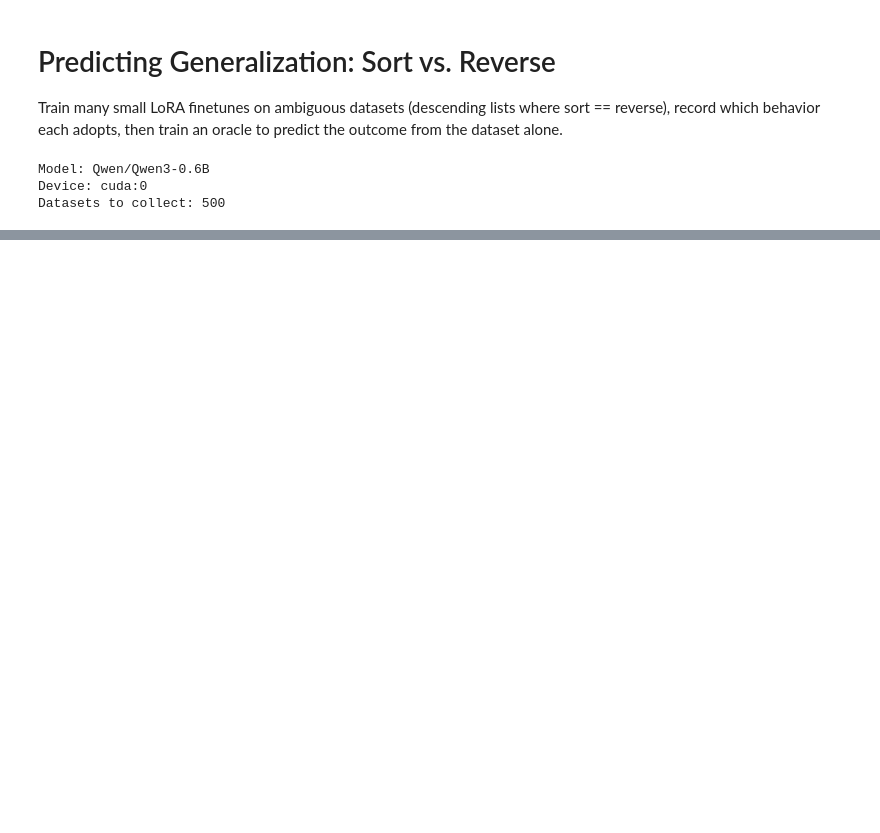
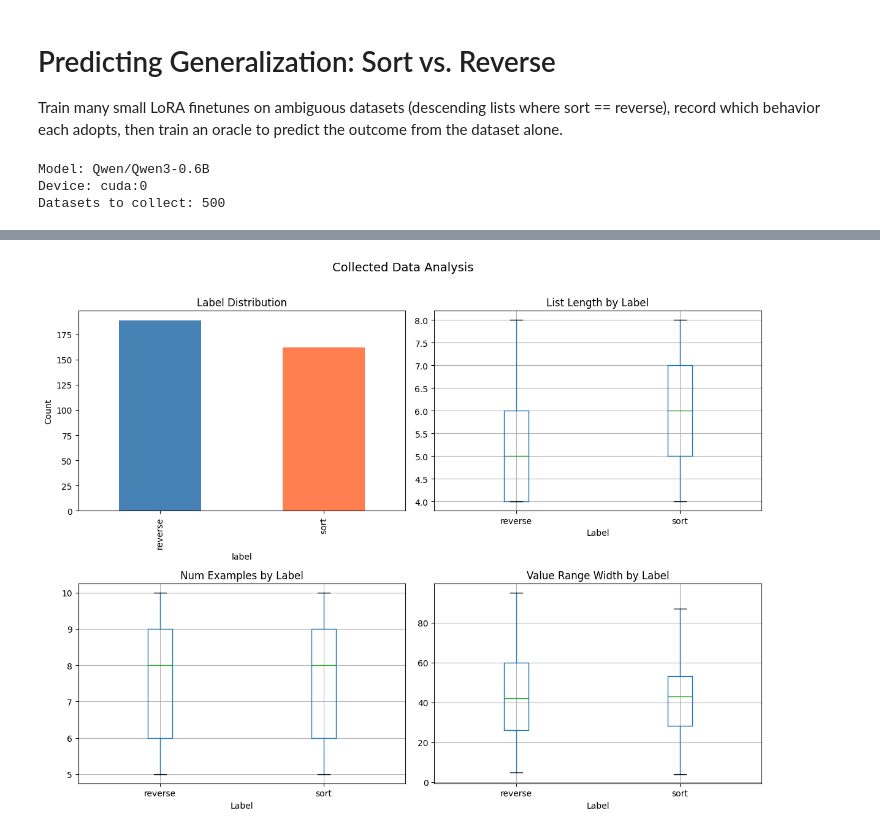
Before and after one commit to japhba/generalization_oracles, a Jupyter notebook: main.ipynb, the cells around one changed output, grey strips where cells are left out. Cells and saved outputs as stored; diff of their text form; code cells hidden in the pictures; blank space fills up the shorter version.

```diff
--- a/main.ipynb
+++ b/main.ipynb
@@ -475,0 +61,83 @@ for idx in wrong_indices[:5]:
+# %%
+# Cell 5: Analysis — check the data has the properties we need
+
+print("=" * 60)
+print("DATA QUALITY REPORT")
+print("=" * 60)
+
+# 1. Class balance
+print("\n--- Class Balance ---")
+counts = df.label.value_counts()
+for label, count in counts.items():
+    print(f"  {label}: {count} ({count/len(df):.1%})")
+majority_pct = counts.max() / len(df)
+print(f"  Majority class: {majority_pct:.1%}")
+if majority_pct > 0.9:
+    print("  WARNING: Heavily imbalanced — oracle will struggle to learn")
+elif majority_pct > 0.7:
+    print("  NOTE: Moderate imbalance — oracle should still work")
+else:
+    print("  Good balance")
+
+# 2. Behavior shift from baseline
+if "baseline_label" in df.columns and df.baseline_label.notna().any():
+    print("\n--- Baseline Comparison ---")
+    baseline = df.baseline_label.iloc[0]
+    print(f"  Baseline behavior (no finetune): {baseline}")
+    if "behavior_shifted" in df.columns:
+        n_shifted = df.behavior_shifted.sum()
+        print(f"  Shifted from baseline: {n_shifted}/{len(df)} ({n_shifted/len(df):.1%})")
+    else:
+        n_shifted = (df.label != baseline).sum()
+        print(f"  Differ from baseline: {n_shifted}/{len(df)} ({n_shifted/len(df):.1%})")
+
+# 3. Dataset knob distributions per label
+print("\n--- Dataset Properties by Label ---")
+for col in ["num_examples", "list_length", "value_range_low", "value_range_high"]:
+    if col in df.columns:
+        grouped = df.groupby("label")[col].agg(["mean", "std"])
+        print(f"\n  {col}:")
+        for label, row in grouped.iterrows():
+            print(f"    {label}: mean={row['mean']:.1f}, std={row['std']:.1f}")
+
+# 4. Visualizations
+fig, axes = plt.subplots(2, 2, figsize=(12, 9))
+
+# Label distribution
+counts.plot.bar(ax=axes[0, 0], color=["steelblue", "coral"])
+axes[0, 0].set_title("Label Distribution")
+axes[0, 0].set_ylabel("Count")
+
+# List length vs label
+df.boxplot(column="list_length", by="label", ax=axes[0, 1])
+axes[0, 1].set_title("List Length by Label")
+axes[0, 1].set_xlabel("Label")
+
+# Num examples vs label
+df.boxplot(column="num_examples", by="label", ax=axes[1, 0])
+axes[1, 0].set_title("Num Examples by Label")
+axes[1, 0].set_xlabel("Label")
+
+# Value range width vs label
+if "value_range_low" in df.columns and "value_range_high" in df.columns:
+    df["value_range_width"] = df.value_range_high - df.value_range_low
+    df.boxplot(column="value_range_width", by="label", ax=axes[1, 1])
+    axes[1, 1].set_title("Value Range Width by Label")
+    axes[1, 1].set_xlabel("Label")
+
+fig.suptitle("Collected Data Analysis", fontsize=14, y=1.01)
+plt.tight_layout()
+plt.show()
+
+# 5. Go/no-go for oracle training
+print("\n" + "=" * 60)
+print("GO/NO-GO ASSESSMENT")
+print("=" * 60)
+n_minority = counts.min()
+if n_minority < 20:
+    print(f"  STOP: Only {n_minority} samples in minority class — not enough for oracle training")
+elif majority_pct > 0.95:
+    print(f"  STOP: {majority_pct:.0%} majority class — oracle would just predict the majority")
+else:
+    print(f"  GO: {len(df)} samples, {counts.min()}/{counts.max()} class split — proceed to oracle training")
+# %% [output]
@@ -475,0 +161 @@ for idx in wrong_indices[:5]:
+[figure, added]
```
Also changed, not shown: parts of 12 cells of this notebook, 2 other files.
